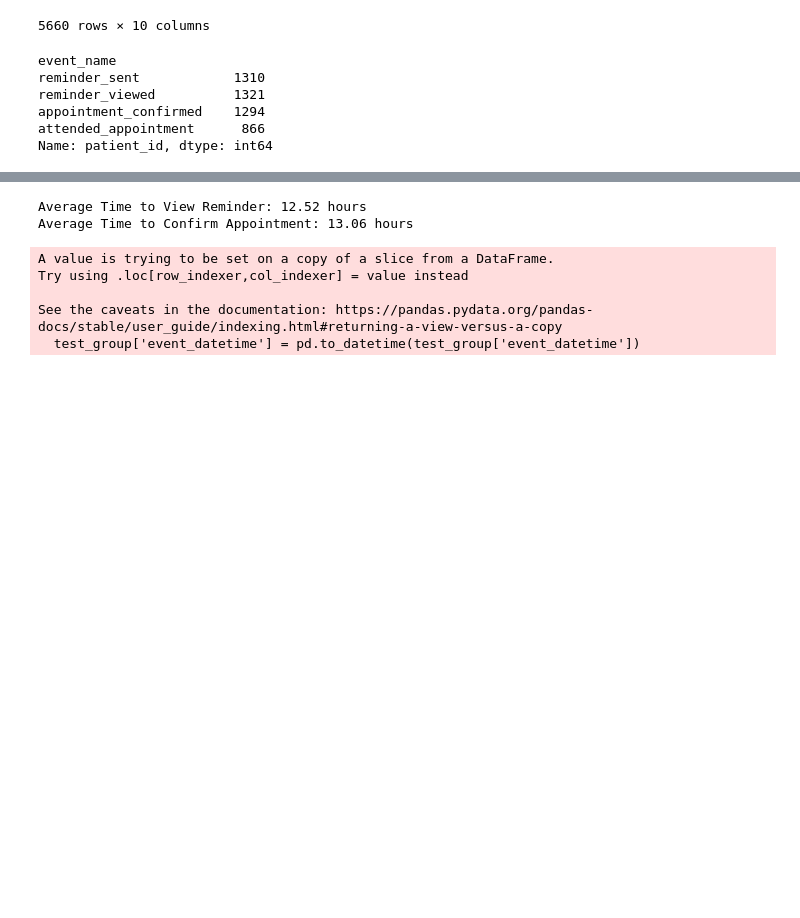
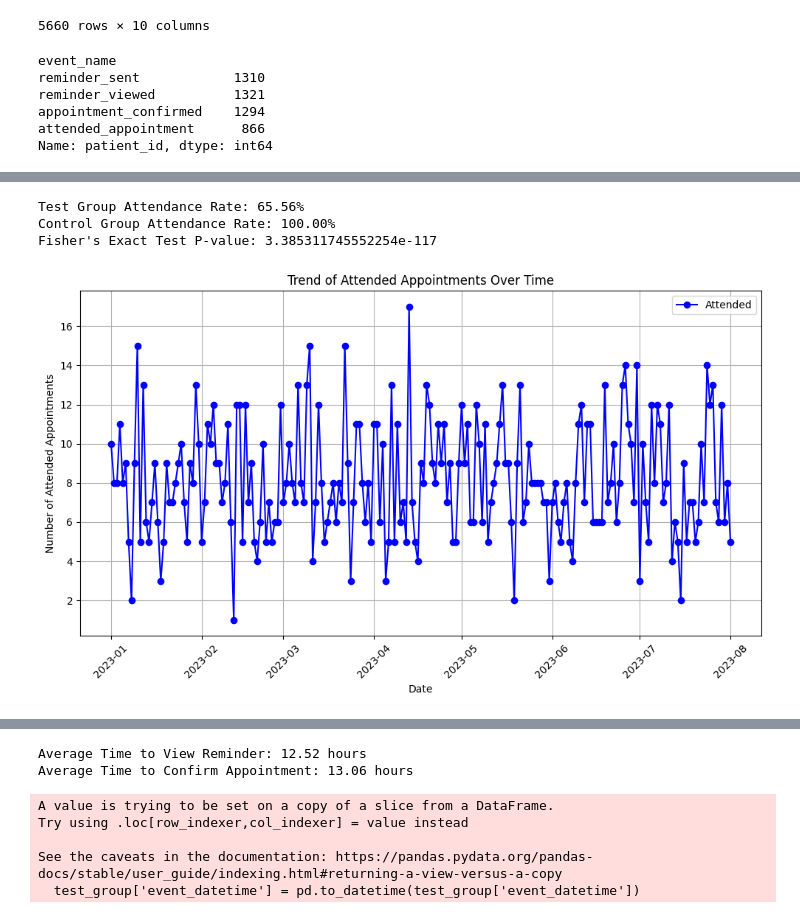
Before and after one commit to Ismat-Samadov/kyla_ProductAnalyst, a Jupyter notebook: task.ipynb, the cells around one changed output, grey strips where cells are left out. Saved outputs shown, nothing was run; the diff lists cells and outputs as text; code cells hidden in the pictures; blank space fills up the shorter version.

```diff
--- a/task.ipynb
+++ b/task.ipynb
@@ -856,0 +1224,74 @@ Name: patient_id, dtype: int64
+# %%
+# Load the data
+ab_test_data = pd.read_csv('data/ab_test_data.csv')
+appointments_data = pd.read_csv('data/appointments_data.csv')
+
+# Merge the two datasets on patient_id using a left join
+merged_data = pd.merge(ab_test_data, appointments_data, on='patient_id', how='left')
+
+# Filter the merged data for Test and Control groups
+test_group = merged_data[merged_data['group'] == 'Test']
+control_group = merged_data[merged_data['group'] == 'Control']
+
+# Count unique patients who attended in both groups
+test_attended = test_group[test_group['appointment_status'] == 'Attended']['patient_id'].nunique()
+test_total = test_group['patient_id'].nunique()
+
+control_attended = control_group[control_group['appointment_status'] == 'Attended']['patient_id'].nunique()
+control_total = control_group['patient_id'].nunique()
+
+# Calculate not attended (total - attended)
+test_not_attended = test_total - test_attended
+control_not_attended = control_total - control_attended
+
+# Create contingency table for Fisher's Exact Test
+contingency_table = np.array([[test_attended, test_not_attended],
+                              [control_attended, control_not_attended]])
+
+# Check if the table has any negative values before proceeding
+if np.any(contingency_table < 0):
+    print("Contingency table contains negative values, please verify the data.")
+else:
+    # Perform Fisher's Exact test
+    odds_ratio, p_val = fisher_exact(contingency_table)
+
+    # Calculate the attendance rate for both groups
+    attendance_rate_test = (test_attended / test_total) * 100 if test_total > 0 else 0
+    attendance_rate_control = (control_attended / control_total) * 100 if control_total > 0 else 0
+
+    # Output results
+    print(f"Test Group Attendance Rate: {attendance_rate_test:.2f}%")
+    print(f"Control Group Attendance Rate: {attendance_rate_control:.2f}%")
+    print(f"Fisher's Exact Test P-value: {p_val}")
+# %% [output]
+Test Group Attendance Rate: 65.56%
+Control Group Attendance Rate: 100.00%
+Fisher's Exact Test P-value: 3.385311745552254e-117
+# %%
+import pandas as pd
+import matplotlib.pyplot as plt
+
+# Load the appointments data
+appointments_data = pd.read_csv('data/appointments_data.csv')
+
+# Convert appointment_date to datetime format
+appointments_data['appointment_date'] = pd.to_datetime(appointments_data['appointment_date'])
+
+# Calculate the trend of attended appointments over time
+attended_trend = appointments_data[appointments_data['appointment_status'] == 'Attended']\
+    .groupby('appointment_date').size()
+
+# Plot the line chart for attended appointments over time
+plt.figure(figsize=(10, 6))
+plt.plot(attended_trend.index, attended_trend.values, marker='o', linestyle='-', color='blue', label='Attended')
+plt.xlabel('Date')
+plt.ylabel('Number of Attended Appointments')
+plt.title('Trend of Attended Appointments Over Time')
+plt.xticks(rotation=45)
+plt.grid(True)
+plt.legend()
+plt.tight_layout()
+
+plt.show()
+# %% [output]
+[figure, added]
```
Also changed, not shown: parts of 14 cells of this notebook.
